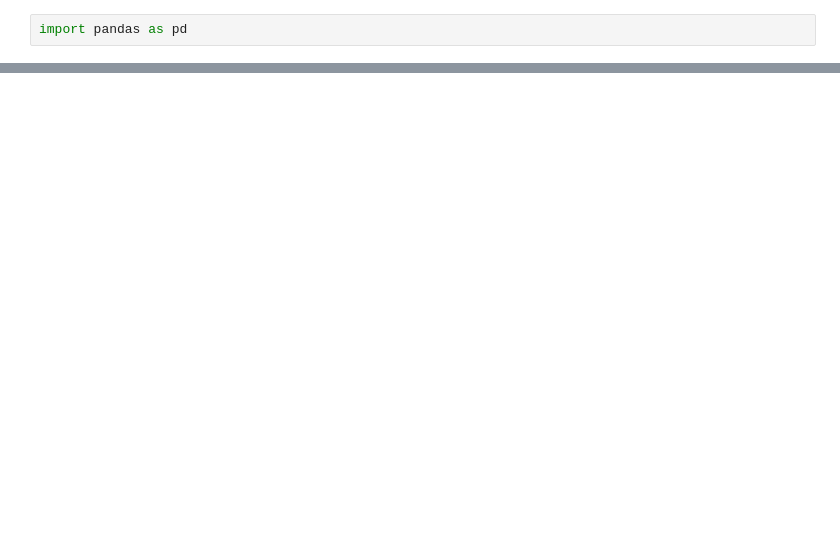
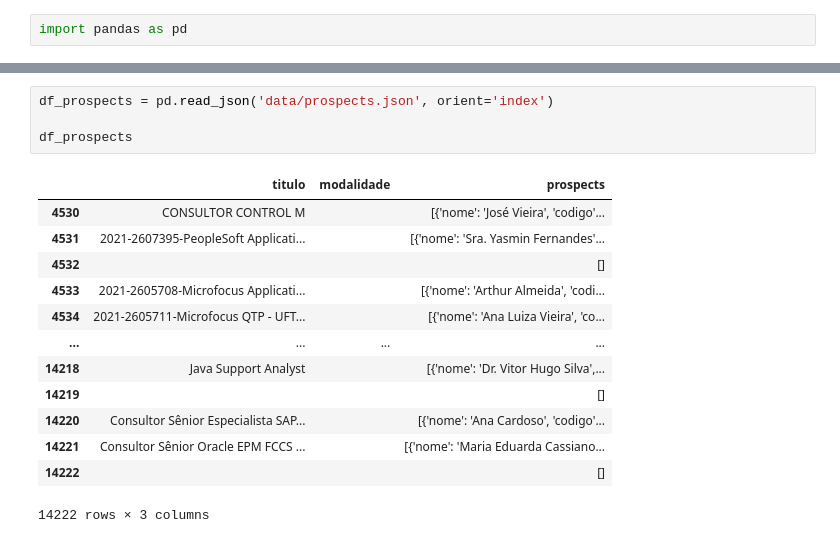
Before and after one commit to fcoalcantarajr/projeto-datathon-fiap, a Jupyter notebook: analysis.ipynb, the cells around one changed output, grey strips where cells are left out. Cells and saved outputs as stored; diff of their text form; blank space fills up the shorter version.

```diff
--- a/analysis.ipynb
+++ b/analysis.ipynb
@@ -33,0 +43,18 @@ df_applicants.tail(20)
+# %%
+df_prospects = pd.read_json('data/prospects.json', orient='index')
+
+df_prospects
+# %% [output]
+|  | titulo | modalidade | prospects |
+| 4530 | CONSULTOR CONTROL M |  | [{'nome': 'José Vieira', 'codigo'... |
+| 4531 | 2021-2607395-PeopleSoft Applicati... |  | [{'nome': 'Sra. Yasmin Fernandes'... |
+| 4532 |  |  | [] |
+| 4533 | 2021-2605708-Microfocus Applicati... |  | [{'nome': 'Arthur Almeida', 'codi... |
+| 4534 | 2021-2605711-Microfocus QTP - UFT... |  | [{'nome': 'Ana Luiza Vieira', 'co... |
+| ... | ... | ... | ... |
+| 14218 | Java Support Analyst |  | [{'nome': 'Dr. Vitor Hugo Silva',... |
+| 14219 |  |  | [] |
+| 14220 | Consultor Sênior Especialista SAP... |  | [{'nome': 'Ana Cardoso', 'codigo'... |
+| 14221 | Consultor Sênior Oracle EPM FCCS ... |  | [{'nome': 'Maria Eduarda Cassiano... |
+| 14222 |  |  | [] |
+14222 rows × 3 columns
```
Also changed, not shown: parts of 7 cells of this notebook.
